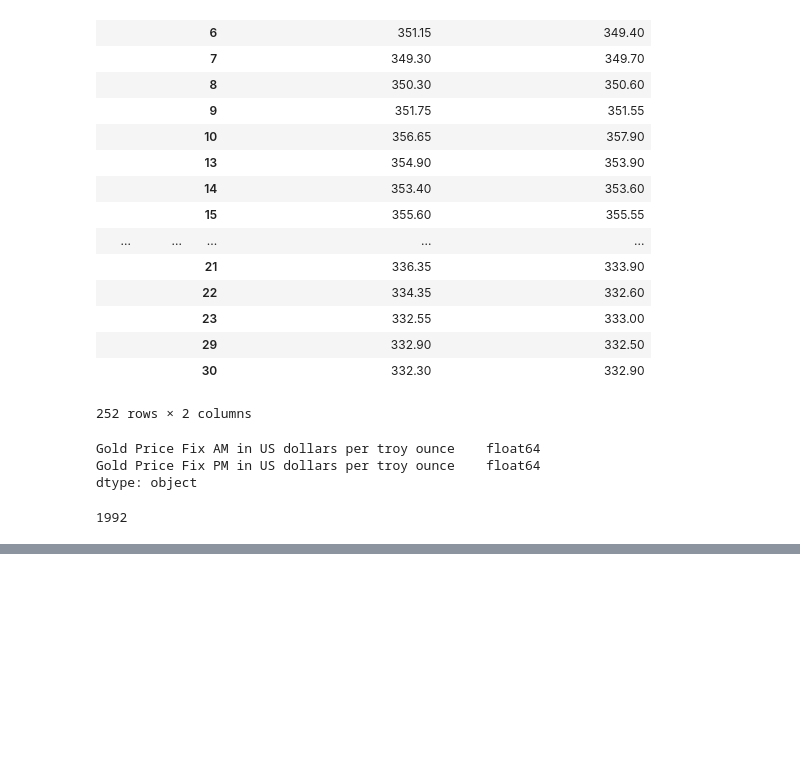
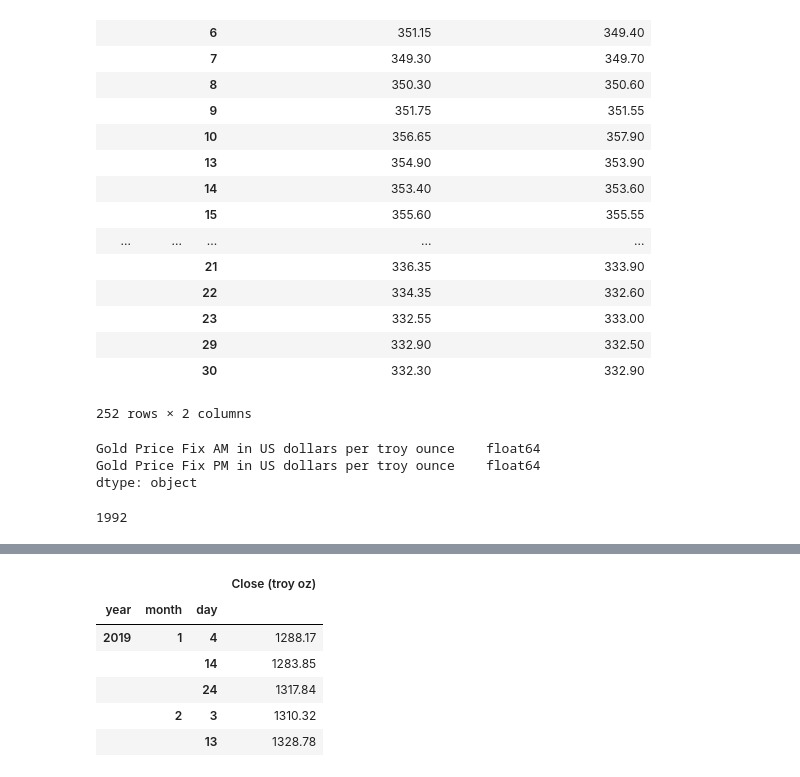
Before and after one commit to junaidqamer/HolidaySales, a Jupyter notebook: DataSets/clean_gold_data.ipynb, the cells around one changed output, grey strips where cells are left out. Drawn from its saved outputs; the diff is of its cells as text; code cells hidden in the pictures; blank space fills up the shorter version.

```diff
--- a/DataSets/clean_gold_data.ipynb
+++ b/DataSets/clean_gold_data.ipynb
@@ -217,0 +271,12 @@ gold_92_group.index[0][2]
+# %%
+gold_grouped=gold_grouped.drop(columns=["High (troy oz)","Low (troy oz)"])
+# %%
+gold_grouped.head()
+# %% [output]
+|  |  |  | Close (troy oz) |
+| year | month | day |  |
+| 2019 | 1 | 4 | 1288.17 |
+|  |  | 14 | 1283.85 |
+|  |  | 24 | 1317.84 |
+|  | 2 | 3 | 1310.32 |
+|  |  | 13 | 1328.78 |
```
Also changed, not shown: parts of 12 cells of this notebook, 1 other file.
